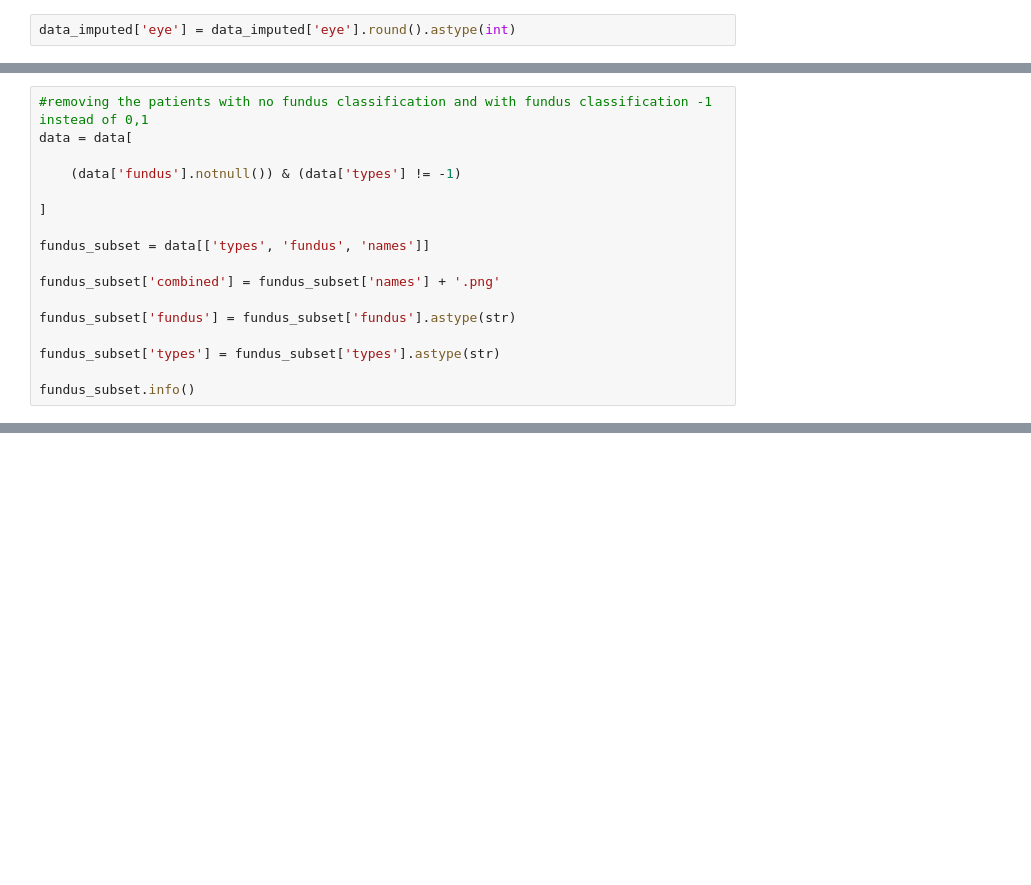
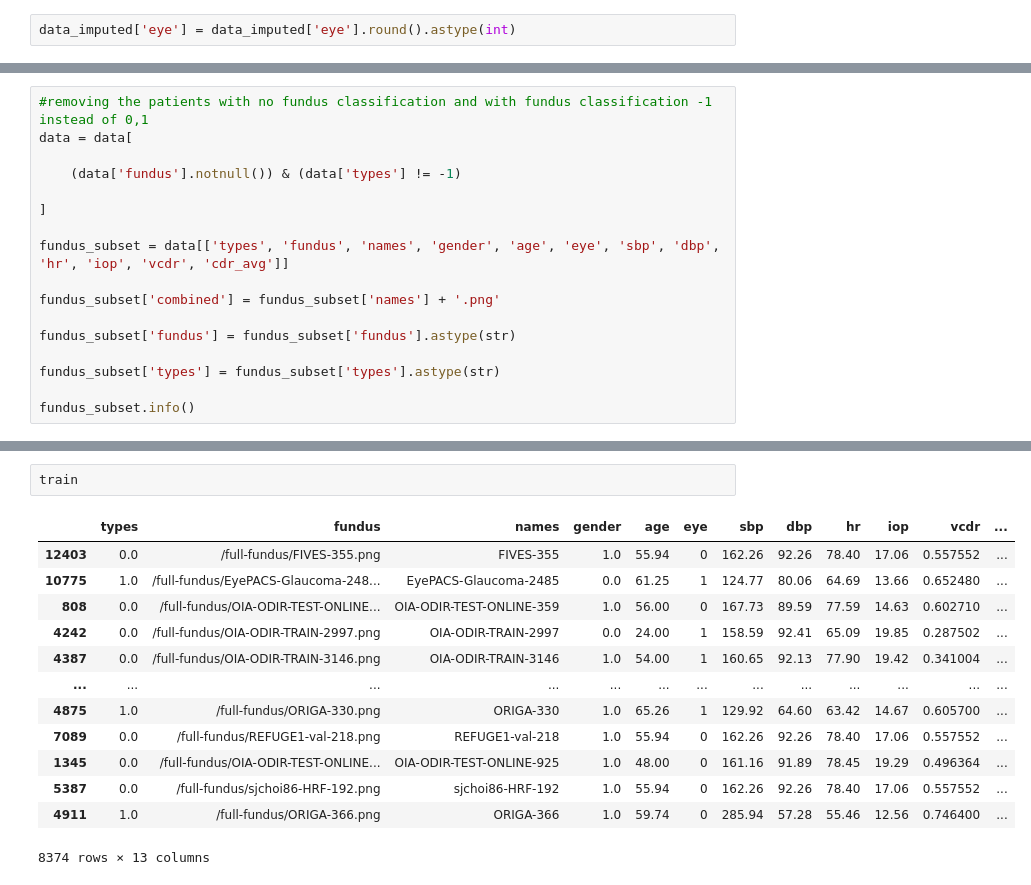
Before and after one commit to AhmedElZubair38/DISSERTATION, a Jupyter notebook: MOSTLY_Data_3/MODEL_2A_NN.ipynb, the cells around one changed output, grey strips where cells are left out. Saved outputs shown, nothing was run; the diff lists cells and outputs as text; blank space fills up the shorter version.

```diff
--- a/MOSTLY_Data_3/MODEL_2A_NN.ipynb
+++ b/MOSTLY_Data_3/MODEL_2A_NN.ipynb
@@ -151,7 +306,7 @@ data = data[
 
 ]
 
-fundus_subset = data[['types', 'fundus', 'names']]
+fundus_subset = data[['types', 'fundus', 'names', 'gender', 'age', 'eye', 'sbp', 'dbp', 'hr', 'iop', 'vcdr', 'cdr_avg']]
 
 fundus_subset['combined'] = fundus_subset['names'] + '.png'
 
@@ -218,0 +449,16 @@ import tensorflow as tf; print(tf.config.list_physical_devices('GPU'))
+# %%
+train
+# %% [output]
+|  | types | fundus | names | gender | age | eye | sbp | dbp | hr | iop | vcdr | ... |
+| 12403 | 0.0 | /full-fundus/FIVES-355.png | FIVES-355 | 1.0 | 55.94 | 0 | 162.26 | 92.26 | 78.40 | 17.06 | 0.557552 | ... |
+| 10775 | 1.0 | /full-fundus/EyePACS-Glaucoma-248... | EyePACS-Glaucoma-2485 | 0.0 | 61.25 | 1 | 124.77 | 80.06 | 64.69 | 13.66 | 0.652480 | ... |
+| 808 | 0.0 | /full-fundus/OIA-ODIR-TEST-ONLINE... | OIA-ODIR-TEST-ONLINE-359 | 1.0 | 56.00 | 0 | 167.73 | 89.59 | 77.59 | 14.63 | 0.602710 | ... |
+| 4242 | 0.0 | /full-fundus/OIA-ODIR-TRAIN-2997.png | OIA-ODIR-TRAIN-2997 | 0.0 | 24.00 | 1 | 158.59 | 92.41 | 65.09 | 19.85 | 0.287502 | ... |
+| 4387 | 0.0 | /full-fundus/OIA-ODIR-TRAIN-3146.png | OIA-ODIR-TRAIN-3146 | 1.0 | 54.00 | 1 | 160.65 | 92.13 | 77.90 | 19.42 | 0.341004 | ... |
+| ... | ... | ... | ... | ... | ... | ... | ... | ... | ... | ... | ... | ... |
+| 4875 | 1.0 | /full-fundus/ORIGA-330.png | ORIGA-330 | 1.0 | 65.26 | 1 | 129.92 | 64.60 | 63.42 | 14.67 | 0.605700 | ... |
+| 7089 | 0.0 | /full-fundus/REFUGE1-val-218.png | REFUGE1-val-218 | 1.0 | 55.94 | 0 | 162.26 | 92.26 | 78.40 | 17.06 | 0.557552 | ... |
+| 1345 | 0.0 | /full-fundus/OIA-ODIR-TEST-ONLINE... | OIA-ODIR-TEST-ONLINE-925 | 1.0 | 48.00 | 0 | 161.16 | 91.89 | 78.45 | 19.29 | 0.496364 | ... |
+| 5387 | 0.0 | /full-fundus/sjchoi86-HRF-192.png | sjchoi86-HRF-192 | 1.0 | 55.94 | 0 | 162.26 | 92.26 | 78.40 | 17.06 | 0.557552 | ... |
+| 4911 | 1.0 | /full-fundus/ORIGA-366.png | ORIGA-366 | 1.0 | 59.74 | 0 | 285.94 | 57.28 | 55.46 | 12.56 | 0.746400 | ... |
+8374 rows × 13 columns
```
Also changed, not shown: parts of 29 cells of this notebook, 2 other files.
